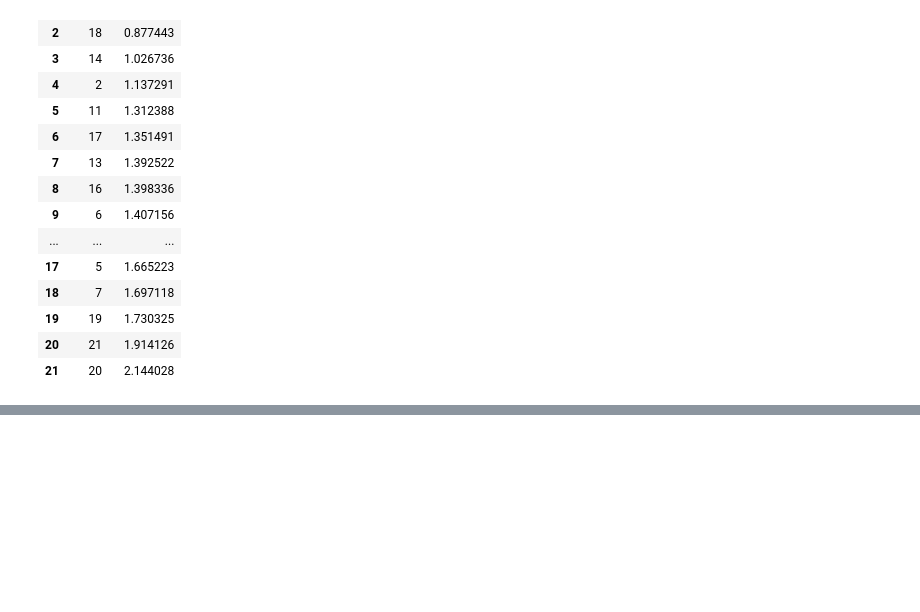
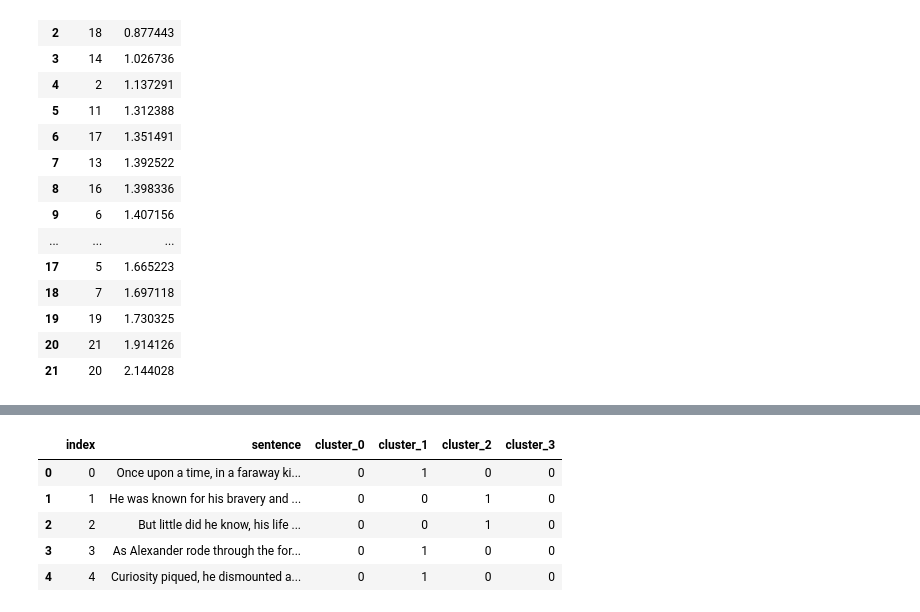
Before and after one commit to AI-EdCoach/nlp-chaptering-experiments, a Jupyter notebook: text2chapters.ipynb, the cells around one changed output, grey strips where cells are left out. Drawn from its saved outputs; the diff is of its cells as text; code cells hidden in the pictures; blank space fills up the shorter version.

Commit message:
Add sentence clusters

```diff
--- a/text2chapters.ipynb
+++ b/text2chapters.ipynb
@@ -207,0 +219,14 @@ demo_df
+# %%
+num_clusters = 4
+clustering_model = KMeans(n_clusters=num_clusters)
+clustering_model.fit(embeddings)
+cluster_assignment = clustering_model.labels_
+# %%
+clustered_sentences = [[] for i in range(num_clusters)]
+for sentence_id, cluster_id in enumerate(cluster_assignment):
+    clustered_sentences[cluster_id].append(sentences[sentence_id])
+
+for i, cluster in enumerate(clustered_sentences):
+    print("Cluster ", i+1)
+    print(cluster)
+    print("")
@@ -207,0 +245,19 @@ demo_df
+# %%
+values_dict = {"index":[], "sentence": []}
+for i, sentence in enumerate(sentences):
+    values_dict["index"].append(i)
+    values_dict["sentence"].append(sentence.strip())
+
+df = pd.DataFrame(values_dict)
+# %%
+for i, cluster in enumerate(clustered_sentences):
+    df[f"cluster_{i}"] = df["sentence"].apply(lambda x: 1 if x in cluster else 0)
+# %%
+df.head()
+# %% [output]
+|  | index | sentence | cluster_0 | cluster_1 | cluster_2 | cluster_3 |
+| 0 | 0 | Once upon a time, in a faraway ki... | 0 | 1 | 0 | 0 |
+| 1 | 1 | He was known for his bravery and ... | 0 | 0 | 1 | 0 |
+| 2 | 2 | But little did he know, his life ... | 0 | 0 | 1 | 0 |
+| 3 | 3 | As Alexander rode through the for... | 0 | 1 | 0 | 0 |
+| 4 | 4 | Curiosity piqued, he dismounted a... | 0 | 1 | 0 | 0 |
```
Also changed, not shown: parts of 6 cells of this notebook.
